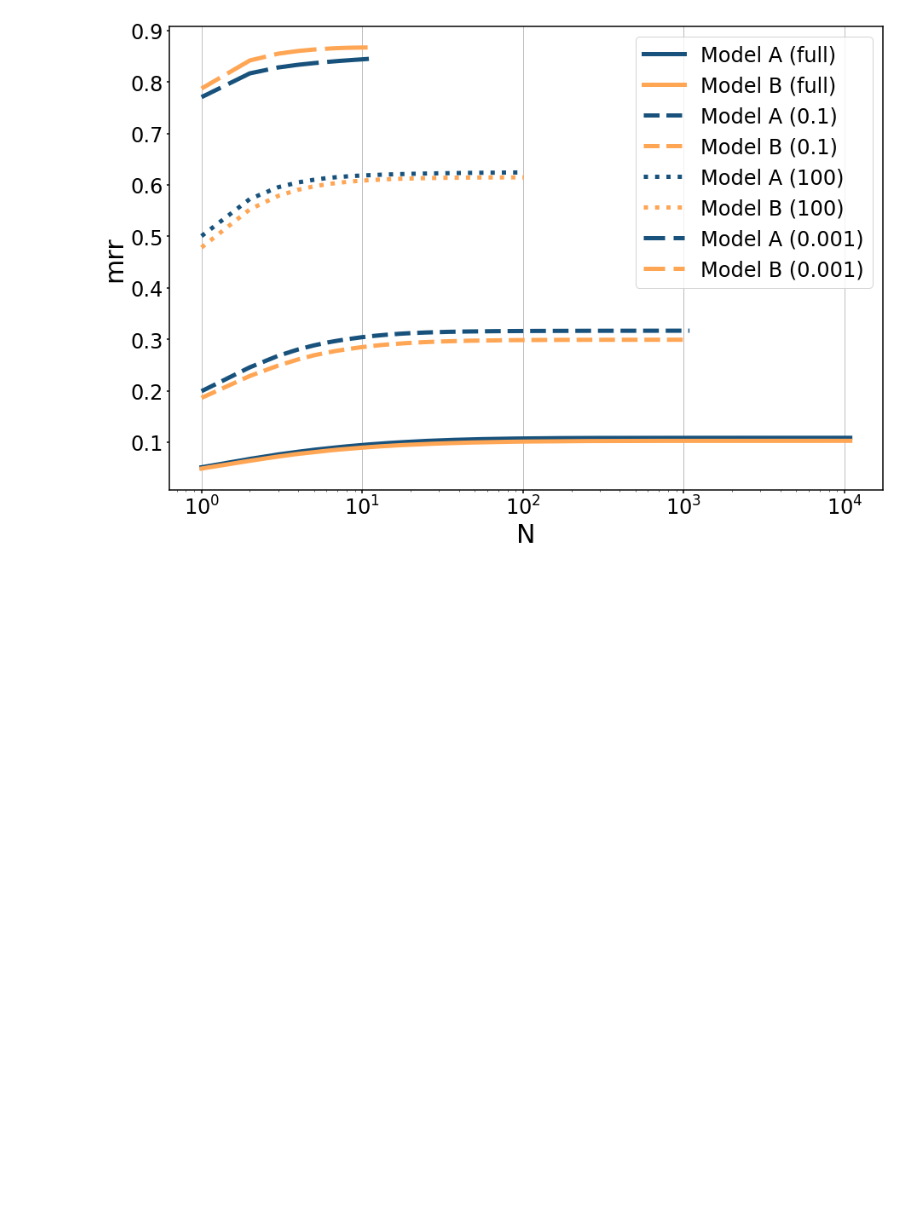
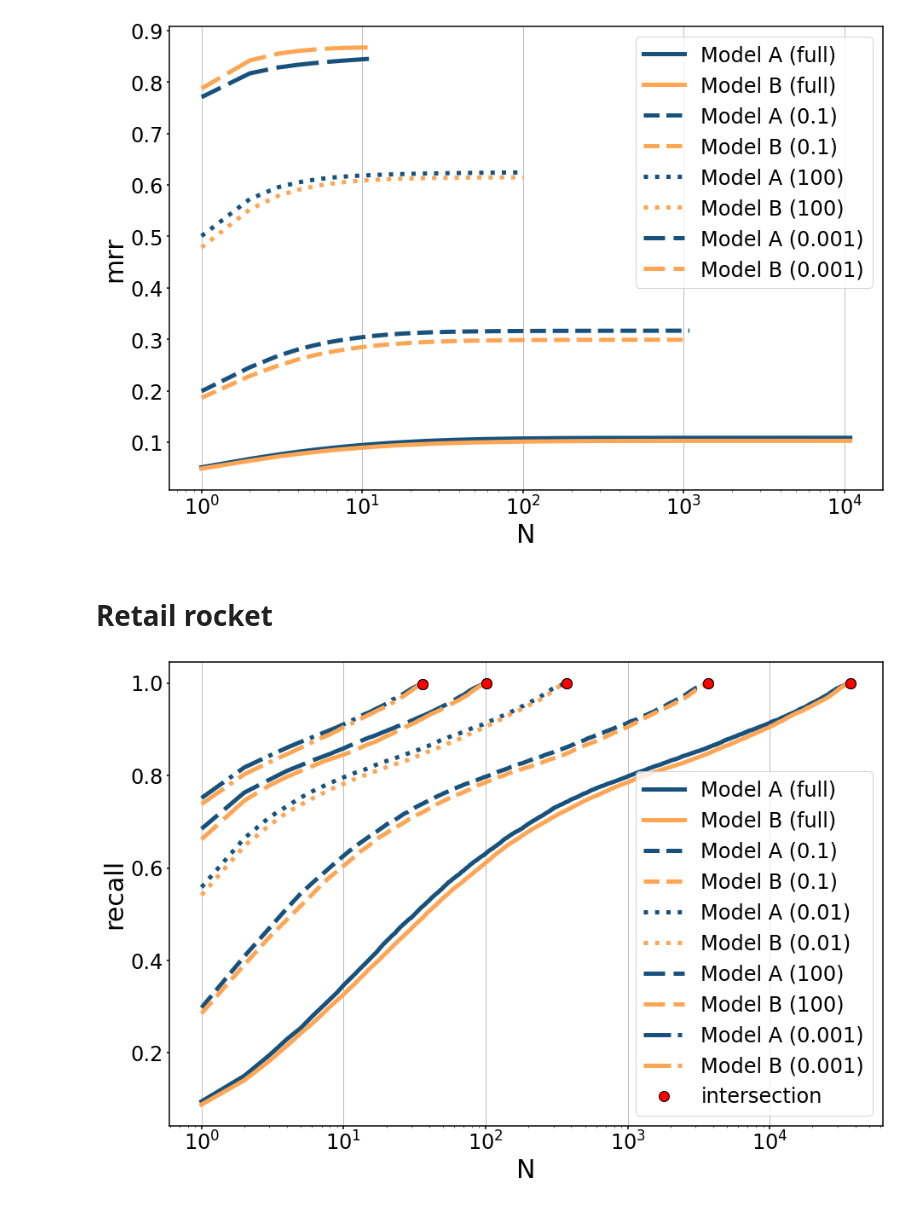
Before and after one commit to hidasib/recsys_eval_flaws, a Jupyter notebook: inference_sampling_visualize.ipynb, the cells around one changed output. Cells and saved outputs as stored; diff of their text form; code cells hidden in the pictures; blank space fills up the shorter version.

Commit message:
modified inference sampling notebooks

```diff
--- a/inference_sampling_visualize.ipynb
+++ b/inference_sampling_visualize.ipynb
@@ -30,0 +44,6 @@ models = {"Model A": model_a, "Model B": model_b,}
+# %%
+# Model training
+exp = {}
+for dataset_name, dataset_params in experiments.items():
+    exp[dataset_name] = {"train_path": dataset_params["train_path"]}
+train_test_gru4rec_models(experiments=exp, setups=setups, n_epochs=n_epochs, save_model=True)
@@ -30,0 +58,10 @@ models = {"Model A": model_a, "Model B": model_b,}
+# %%
+# Measuring recall and mrr values for different sample sizes
+for dataset_key, dataset_params in experiments.items():
+    train_path =  dataset_params["train_path"]
+    test_path =  dataset_params["test_path"]
+    methods = dataset_params["methods"]
+    for model_key, params in setups[dataset_key].items():
+        model_path = os.path.join("data", "models", model_key+".pickle")
+        ret_code = os.system(f"THEANO_FLAGS=device=cuda0 python sampling/inference_sampling.py --train_path {train_path} --test_path {test_path} --model_path {model_path} --methods {' '.join(methods)}")
+        if ret_code != 0: raise ValueError(f"process returned with code: {ret_code}")
@@ -56,7 +205,7 @@ def intersect(p1, p2, p3, p4):
     ys = y1 + ua * (y2-y1)
     return xs, ys
 # %%
-def create_plot(ranks_path, models, methods, metric="recall", show_intersection=True):
+def create_plot(ranks_path, models, methods, metric="recall", show_intersection=True, legend_loc="best", colors=colors):
     fig, ax_main = plt.subplots(figsize=(15,10))
     plot_handles = []
     intersec_handles = []
@@ -70,7 +219,7 @@ def create_plot(ranks_path, models, methods, metric="recall", show_intersection=
             plot_handle, = ax_main.plot(np.arange(len(metric_values))+1, metric_values, label=f"{model_name_key} ({method})", linestyle=linestyle, c=color)
             plot_handles.append(plot_handle)
         if show_intersection:
-            for val1, val2 in itertools.permutations(metric_values_for_method):
+            for val1, val2 in itertools.permutations(metric_values_for_method, 2):
                 signs = np.sign(val1-val2)
                 signs_mask = np.diff(signs).astype(bool)
                 idx_intersect = np.argwhere(signs_mask).flatten()
@@ -86,8 +235,7 @@ def create_plot(ranks_path, models, methods, metric="recall", show_intersection=
 
     if len(intersec_handles) > 0:
         plot_handles.append(intersec_handles[-1])
-    legend_loc = "best"
-    format_plot(ax=ax_main, legend_loc=legend_loc, handles=plot_handles) #"best"
+    format_plot(ax=ax_main, handles=plot_handles, legend_loc=legend_loc)
     ax_main.set_xlabel("N", fontsize=fontsize)
     ax_main.set_ylabel(metric, fontsize=fontsize)
     ax_main.set_xscale('log')
@@ -113,3 +268,14 @@ create_plot(ranks_path=ranks_path, models=models, methods=methods, metric="recal
 create_plot(ranks_path=ranks_path, models=models, methods=methods, metric="mrr", show_intersection=True)
 # %% [output]
 [figure]
+# %% [markdown]
+# Retail rocket
+# %%
+methods = experiments["retailrocket"]["methods"]
+model_a = "retailrocket_optuna_recall_xe_embed_fulltrain"
+model_b = "retailrocket_localsearch100_bprmax_constrained_fulltrain"
+models = {"Model A": model_a, "Model B": model_b}
+# %%
+create_plot(ranks_path=ranks_path, models=models, methods=methods, metric="recall", show_intersection=True, legend_loc=4)
+# %% [output]
+[figure, added]
```
Also changed, not shown: parts of 17 cells of this notebook, 2 other files.
